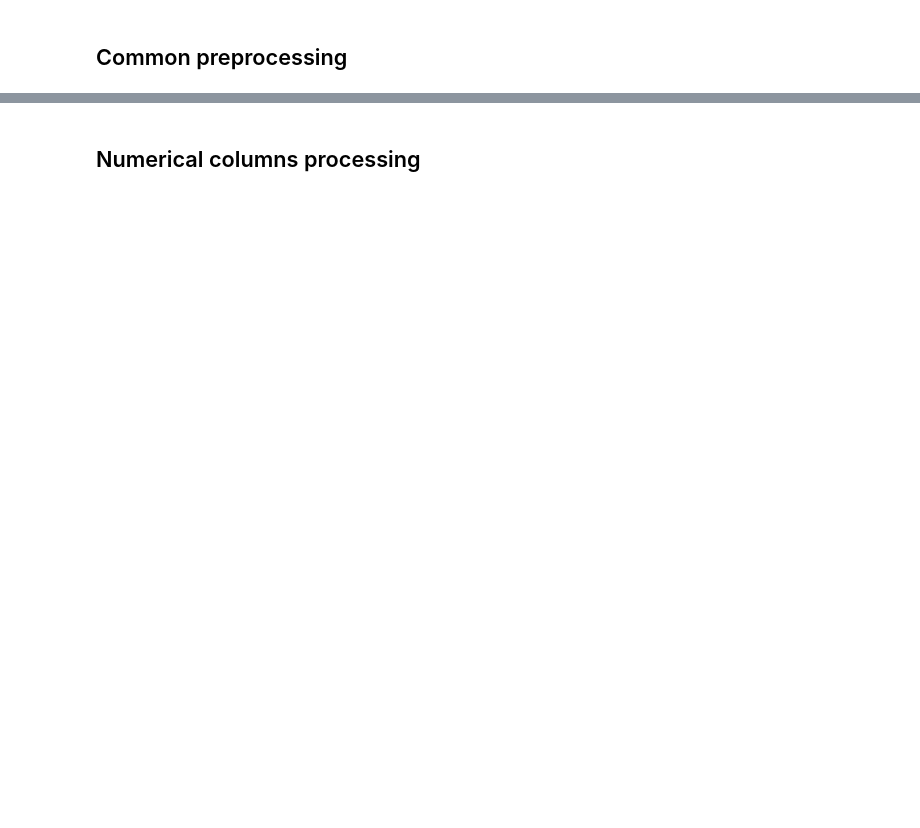
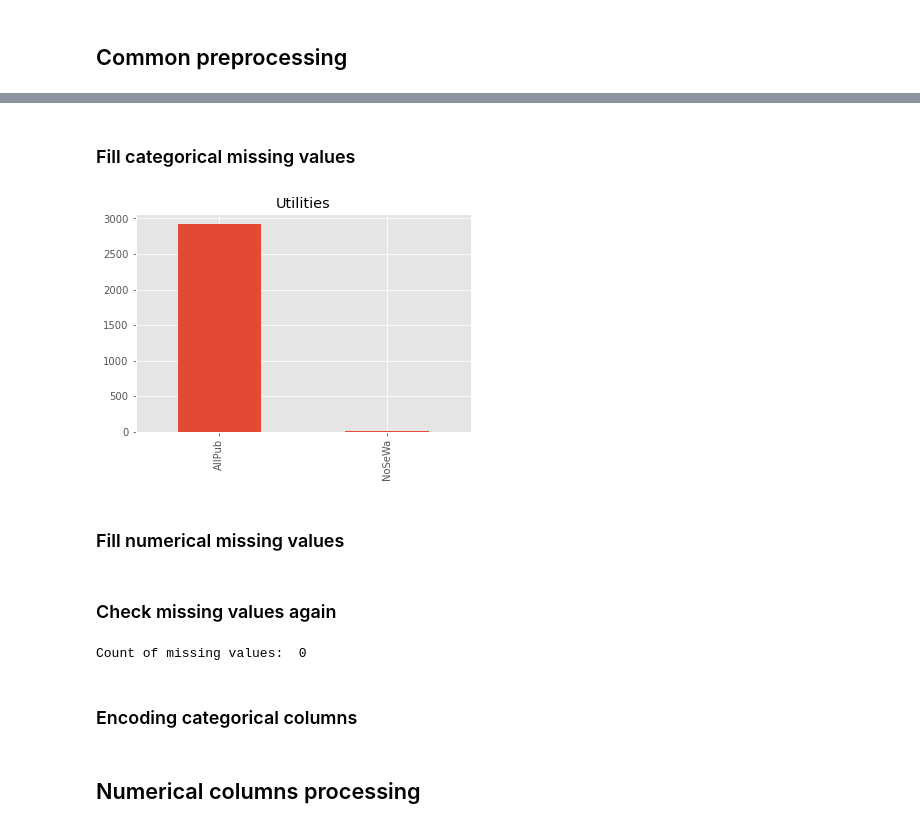
Before and after one commit to marchshares/kaggle-house-prices, a Jupyter notebook: models/XGBoost.ipynb, the cells around one changed output, grey strips where cells are left out. Cells and saved outputs as stored; diff of their text form; code cells hidden in the pictures; blank space fills up the shorter version.

```diff
--- a/models/XGBoost.ipynb
+++ b/models/XGBoost.ipynb
@@ -52,27 +59,2 @@ train_df
 # %% [markdown]
 ## Common preprocessing
-# %%
-# drop train rows without target value
-train_df.dropna(subset = ['SalePrice'], inplace=True)
-
-target = train_df['SalePrice']
-train_df.drop(['SalePrice'], axis=1, inplace=True)
-
-
-# hard list of columns to drop
-columns_to_drop_hard = ['Id']
-
-train_df = train_df.drop(columns_to_drop_hard, axis=1)
-test_df = test_df.drop(columns_to_drop_hard, axis=1)
-
-
-# drop columns by missing threshold
-train_df, columns_to_drop = hlp.drop_cols_with_missing_more_threshold(train_df, 0.5)
-test_df = test_df.drop(columns_to_drop, axis=1)
-
-print("Dropped: ", columns_to_drop_hard, columns_to_drop)
-
-str_cols = hlp.get_str_cols(train_df)
-numeric_cols = hlp.get_numeric_cols(train_df)
-
-feature_names = train_df.columns
@@ -115,0 +117,2 @@ if cat == 4:
+# %% [markdown]
+### Fill categorical missing values
@@ -115,0 +138,10 @@ if cat == 4:
+# %%
+ax = union_df['Utilities'].value_counts().plot(kind='bar')
+ax.set_title('Utilities')
+
+# non-informative - just drop
+union_df.drop(columns=['Utilities'], inplace=True)
+# %% [output]
+[figure, added]
+# %% [markdown]
+### Fill numerical missing values
@@ -115,0 +165,8 @@ if cat == 4:
+# %% [markdown]
+###  Check missing values again
+# %%
+print("Count of missing values: ", union_df.isna().sum().sum())
+# %% [output]
+Count of missing values:  0
+# %% [markdown]
+### Encoding categorical columns
```
Also changed, not shown: parts of 35 cells of this notebook, 1 other file.
